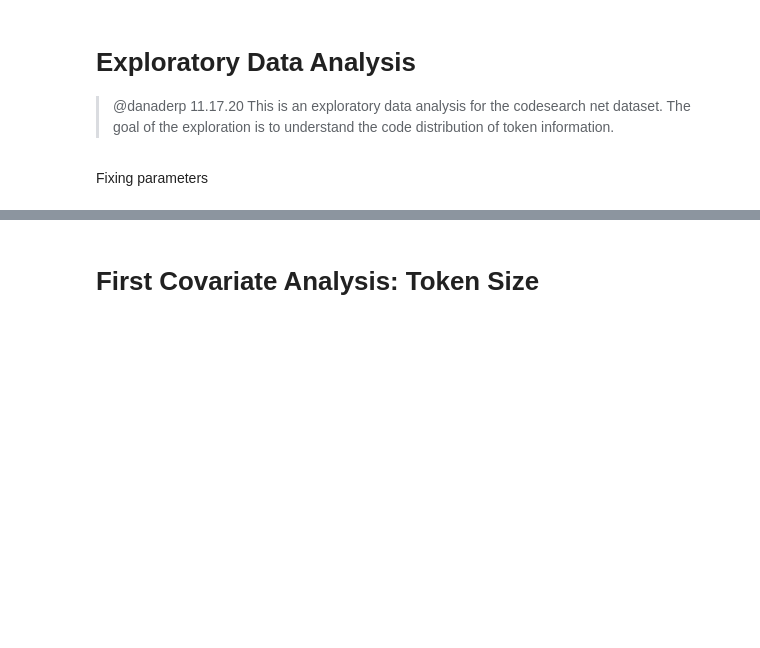
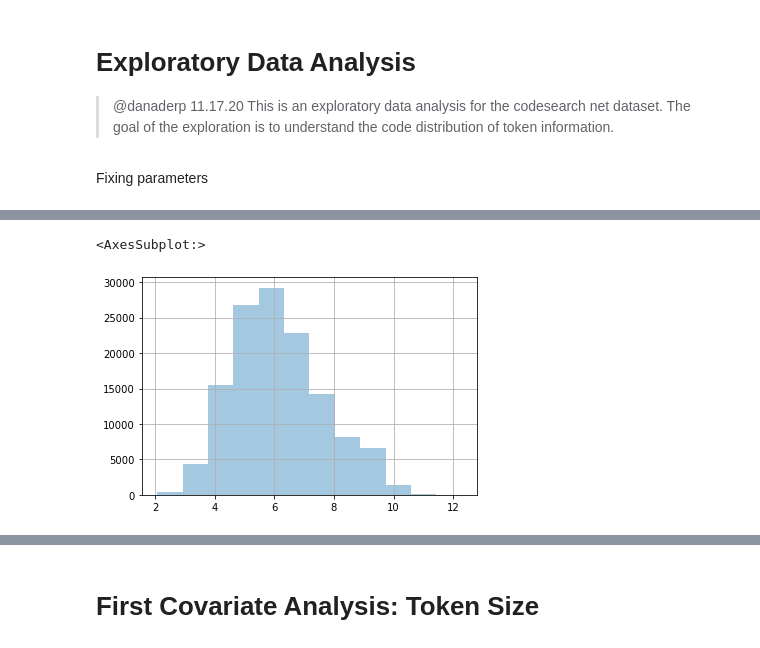
Before and after one commit to ArtificialSoftwareEngineering/InterpretingCodeGeneration, a Jupyter notebook: nbs/00_data.eda.ipynb, the cells around one changed output, grey strips where cells are left out. Drawn from its saved outputs; the diff is of its cells as text; code cells hidden in the pictures; blank space fills up the shorter version.

```diff
--- a/nbs/00_data.eda.ipynb
+++ b/nbs/00_data.eda.ipynb
@@ -107,0 +154,8 @@ Name: code, dtype: object
+# %%
+df_cross_entr['y_cross_entropy'].hist(
+    bins=12,
+    alpha=0.4
+)
+# %% [output]
+<AxesSubplot:>
+[figure, added]
```
Also changed, not shown: parts of 31 cells of this notebook.
